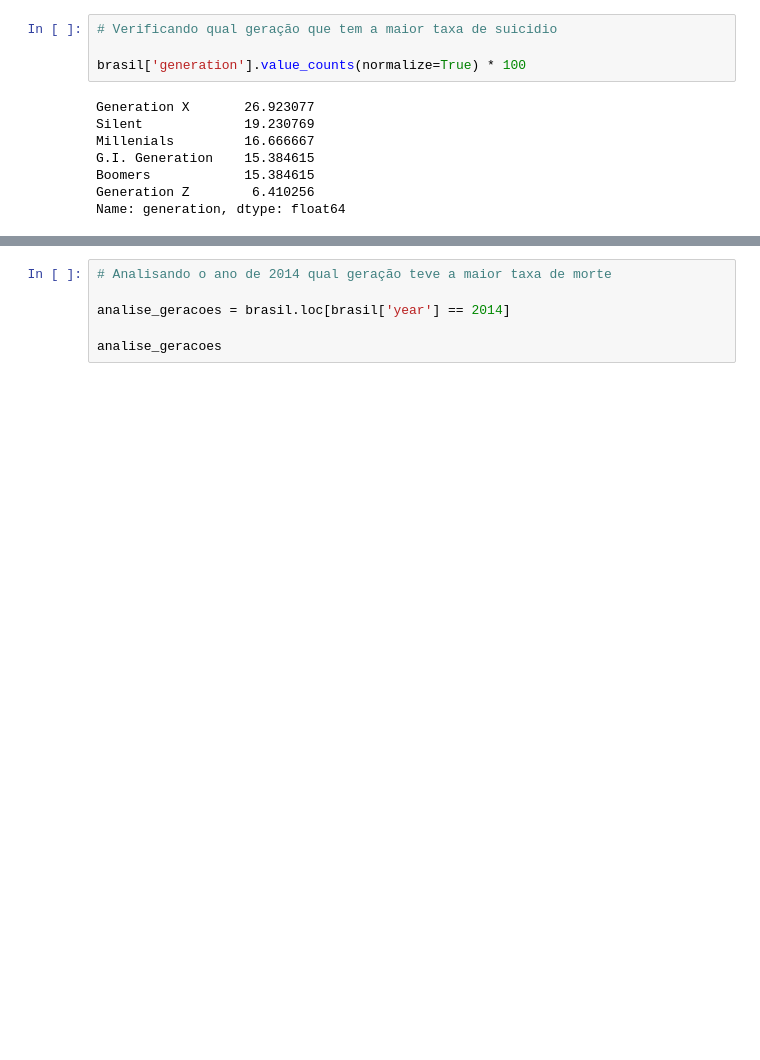
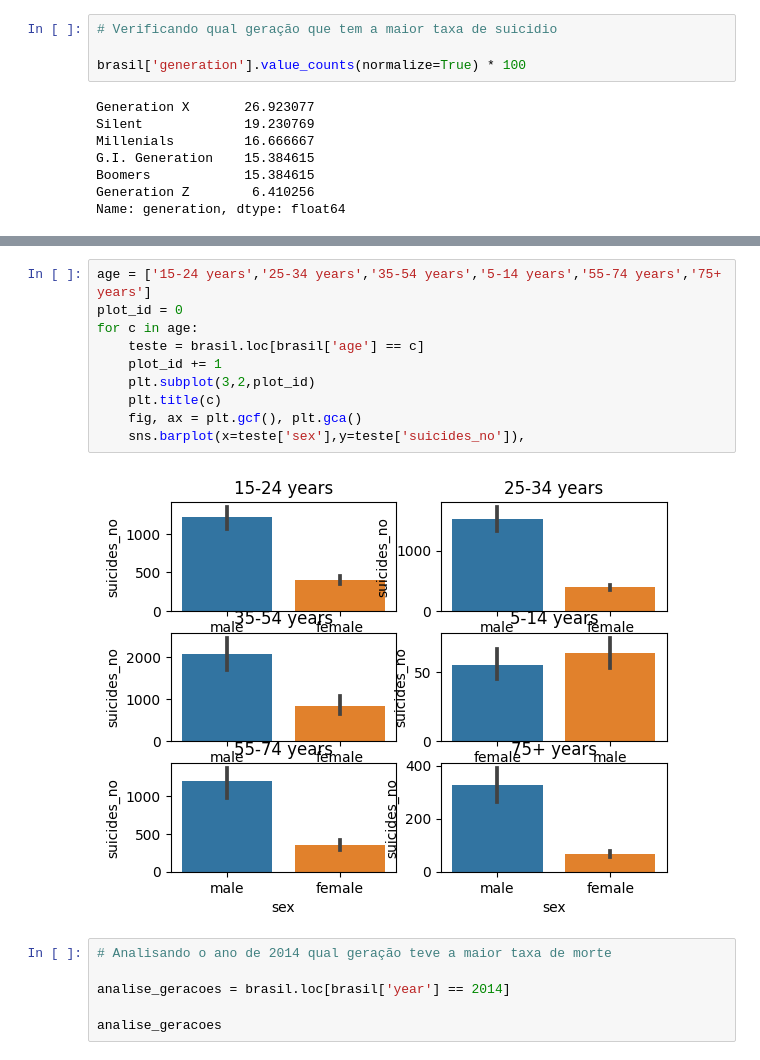
Before and after one commit to vitorhssouza/-Suicide-Rate-Project, a Jupyter notebook: taxa_suicidio.ipynb, the cells around one changed output, grey strips where cells are left out. Saved outputs shown, nothing was run; the diff lists cells and outputs as text; blank space fills up the shorter version.

```diff
--- a/taxa_suicidio.ipynb
+++ b/taxa_suicidio.ipynb
@@ -294,3 +324,15 @@ Name: generation, dtype: float64
+# %%
+age = ['15-24 years','25-34 years','35-54 years','5-14 years','55-74 years','75+ years']
+plot_id = 0
+for c in age:
+    teste = brasil.loc[brasil['age'] == c]
+    plot_id += 1
+    plt.subplot(3,2,plot_id)
+    plt.title(c)
+    fig, ax = plt.gcf(), plt.gca()
+    sns.barplot(x=teste['sex'],y=teste['suicides_no']),
+# %% [output]
+[figure, added]
 # %%
 # Analisando o ano de 2014 qual geração teve a maior taxa de morte
 
```
Also changed, not shown: parts of 11 cells of this notebook.
